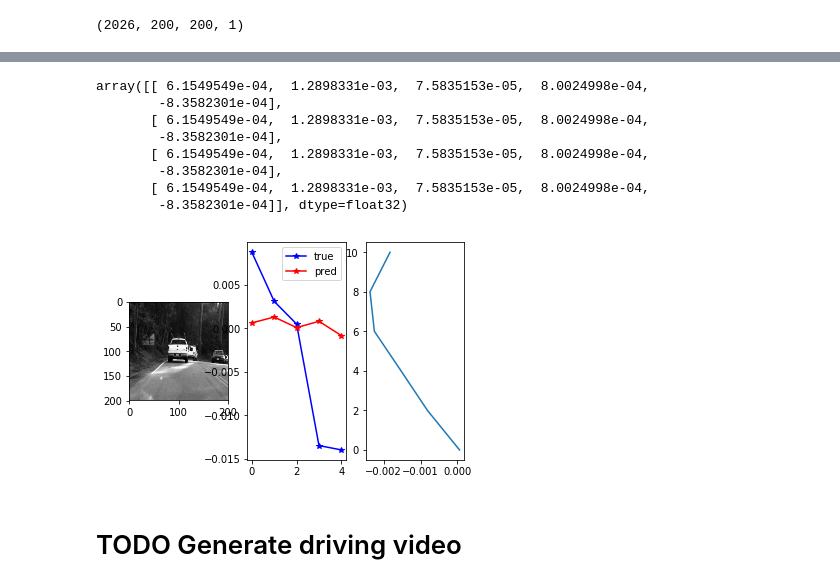
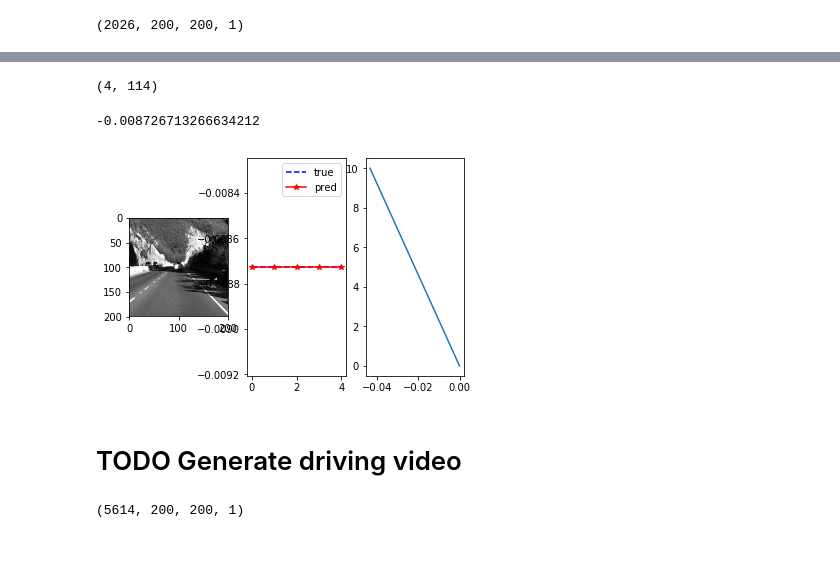
Before and after one commit to quan-dao/ECN-E2E, a Jupyter notebook: s1p10_test_model.ipynb, the cells around one changed output, grey strips where cells are left out. Drawn from its saved outputs; the diff is of its cells as text; code cells hidden in the pictures; blank space fills up the shorter version.

```diff
--- a/s1p10_test_model.ipynb
+++ b/s1p10_test_model.ipynb
@@ -50,3 +52,8 @@ X_val, y_val = gen_regressor_dataset("./s1p10_data/s1p10_CH2_002_output_validati
+# %%
+# X_val, y_val = gen_classifier_dataset("./s1p10_data/s1p10_CH2_002_output_validation.csv", **gen_param)
+X_val = np.load('./s1p10_data/CH2_validation_X.npy')
+y_val_arr = np.load('./s1p10_data/CH2_validation_y.npy')
+y_val = [y_val_arr[i, :, :]for i in range(NUM_LABELS)]
 # %%
 X_val.shape
 # %% [output]
@@ -58,21 +65,32 @@ y_val.shape
 # %%
 # Get test data
 test_sample_X = X_val[:4, :, :, :]
-test_sample_y = y_val[:4, :]
+test_sample_y = [y_val[i][:4, :] for i in range(NUM_LABELS)]
 # %%
 # Get model prediction
 pred_y = model.predict(test_sample_X)
-
-pred_y
-# %% [output]
-array([[ 6.1549549e-04,  1.2898331e-03,  7.5835153e-05,  8.0024998e-04,
-        -8.3582301e-04],
-       [ 6.1549549e-04,  1.2898331e-03,  7.5835153e-05,  8.0024998e-04,
-        -8.3582301e-04],
-       [ 6.1549549e-04,  1.2898331e-03,  7.5835153e-05,  8.0024998e-04,
-        -8.3582301e-04],
-       [ 6.1549549e-04,  1.2898331e-03,  7.5835153e-05,  8.0024998e-04,
-        -8.3582301e-04]], dtype=float32)
+# %%
+pred_y[0].shape
+# %% [output]
+(4, 114)
+# %%
+def one_hot_to_angle(one_hot_arr, bins_edge):
+    """
+    Decode one hot encoded vector to get angle
+
+    Input:
+        one_hot_arr (np.ndarray): shape (1, NUM_CLASSES)
+        bins_edge (np.ndarray): shape (1, NUM_CLASSES + 1)
+    """
+    angle_id = np.argmax(one_hot_arr)
+    if angle_id < NUM_CLASSES:
+        return (bins_edge[angle_id] + bins_edge[angle_id + 1]) / 2.
+    else:
+        return bins_edge[angle_id]
+# %%
+one_hot_to_angle(pred_y[0][-1, :], bins_edge=BINS_EDGE)
+# %% [output]
+-0.008726713266634212
 # %%
 def steering_angle_to_next_pos(angle, arc_length=2.0):
     """
@@ -89,30 +107,34 @@ def steering_angle_to_next_pos(angle, arc_length=2.0):
         next_x = R * np.sin(angle)
     return np.array([next_x, next_y])
 # %%
-disp_idx = 2
+disp_idx = -1
 
-# Calculate position along the whole sequence of prediction
-pred_seq = pred_y[disp_idx, :]
+# Decode pred_y to get a sequence of steering angle
+pred_sequence = [one_hot_to_angle(pred_y[i][disp_idx, :], BINS_EDGE) for i in range(NUM_LABELS)]
+
+# Interpret pred_sequence to way_pts
 way_pts = np.zeros((6, 2))
-for i, angle in enumerate(pred_seq):
+for i, angle in enumerate(pred_sequence):
     next_pos = steering_angle_to_next_pos(angle)
     way_pts[i + 1, :] = way_pts[i, :] + next_pos
-# print(way_pts)
 
 # smoothen waypts (just for display purpose)
 way_pts_y = savgol_filter(way_pts[:, 1], 5, 3)
+
+# Get real value of sequence of steering angle
+real_sequence = [one_hot_to_angle(test_sample_y[i][disp_idx, :], BINS_EDGE) for i in range(NUM_LABELS)]
 
 # Display
 plt.subplot(131)
 plt.imshow(test_sample_X[disp_idx, :, :, 0], cmap='gray')
 plt.subplot(132)
-plt.plot(test_sample_y[disp_idx, :], 'b-*', label='true')
-plt.plot(pred_y[disp_idx, :], 'r-*', label='pred')
+plt.plot(real_sequence, 'b--', label='true')
+plt.plot(pred_sequence, 'r-*', label='pred')
 plt.legend()
 plt.subplot(133)
-plt.plot(-way_pts_y, way_pts[:, 0])
+plt.plot(way_pts_y, way_pts[:, 0])
 plt.show()
 # %% [output]
-[figure, old version]
+[figure, new version]
 # %% [markdown]
 # TODO Generate driving video
@@ -118,0 +162,4 @@ plt.show()
+# %%
+X_test.shape
+# %% [output]
+(5614, 200, 200, 1)
```
Also changed, not shown: parts of 11 cells of this notebook, 6 other files.
